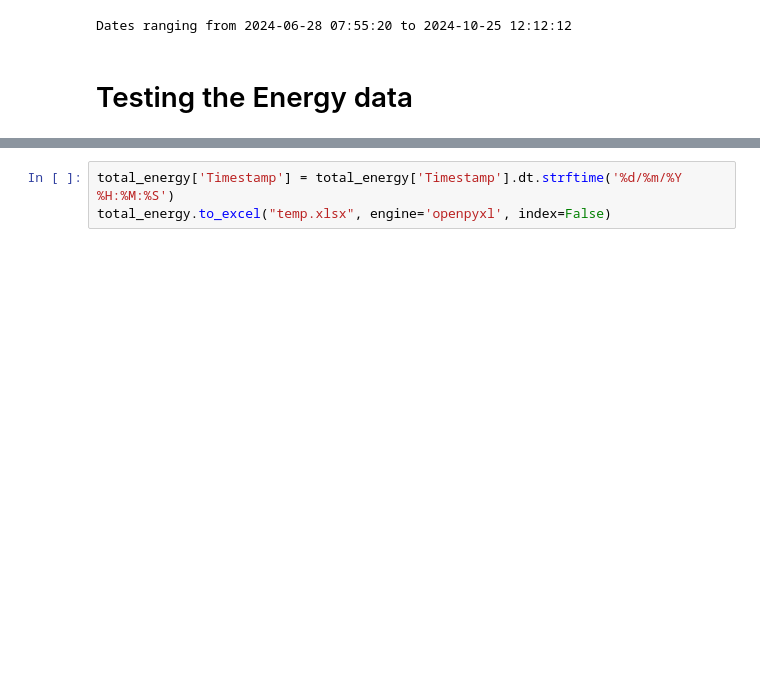
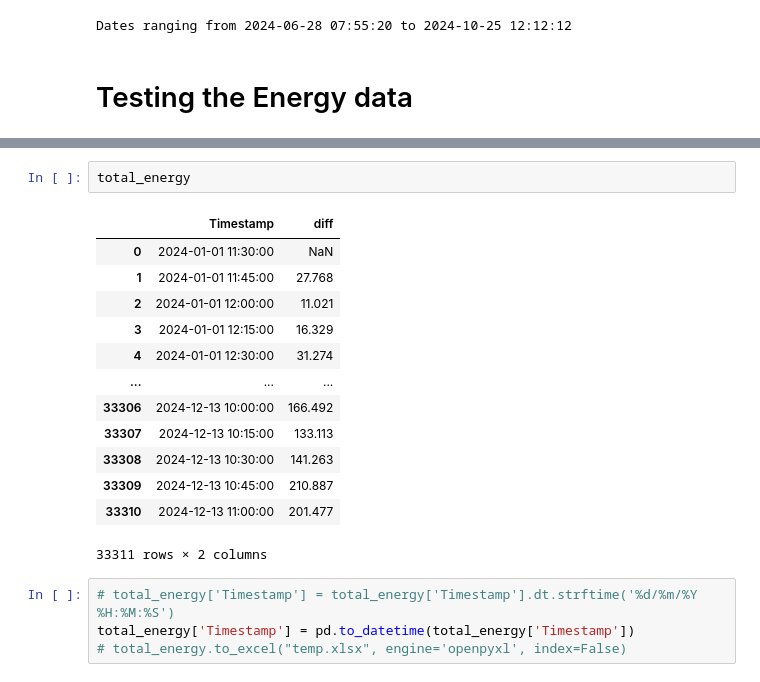
Before and after one commit to it21346/tSDG-DiffusionTS-DataAugmentation, a Jupyter notebook: HALCOR/testing_new_data.ipynb, the cells around one changed output, grey strips where cells are left out. Saved outputs shown, nothing was run; the diff lists cells and outputs as text; blank space fills up the shorter version.

```diff
--- a/HALCOR/testing_new_data.ipynb
+++ b/HALCOR/testing_new_data.ipynb
@@ -160,3 +155,20 @@ plt.show()
+# %%
+total_energy
+# %% [output]
+|  | Timestamp | diff |
+| 0 | 2024-01-01 11:30:00 | NaN |
+| 1 | 2024-01-01 11:45:00 | 27.768 |
+| 2 | 2024-01-01 12:00:00 | 11.021 |
+| 3 | 2024-01-01 12:15:00 | 16.329 |
+| 4 | 2024-01-01 12:30:00 | 31.274 |
+| ... | ... | ... |
+| 33306 | 2024-12-13 10:00:00 | 166.492 |
+| 33307 | 2024-12-13 10:15:00 | 133.113 |
+| 33308 | 2024-12-13 10:30:00 | 141.263 |
+| 33309 | 2024-12-13 10:45:00 | 210.887 |
+| 33310 | 2024-12-13 11:00:00 | 201.477 |
+33311 rows × 2 columns
 # %%
-total_energy['Timestamp'] = total_energy['Timestamp'].dt.strftime('%d/%m/%Y %H:%M:%S')
-total_energy.to_excel("temp.xlsx", engine='openpyxl', index=False)
+# total_energy['Timestamp'] = total_energy['Timestamp'].dt.strftime('%d/%m/%Y %H:%M:%S')
+total_energy['Timestamp'] = pd.to_datetime(total_energy['Timestamp'])
+# total_energy.to_excel("temp.xlsx", engine='openpyxl', index=False)
```
Also changed, not shown: parts of 16 cells of this notebook, 7 other files.
